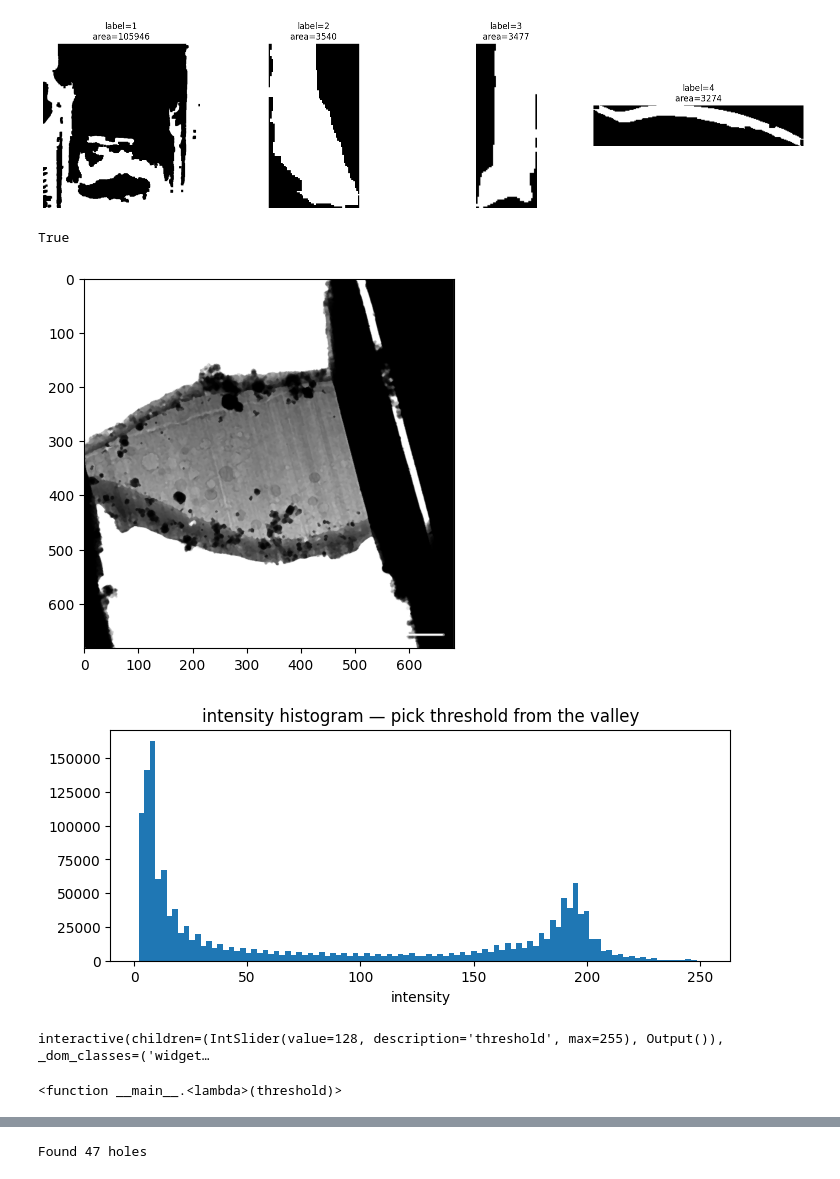
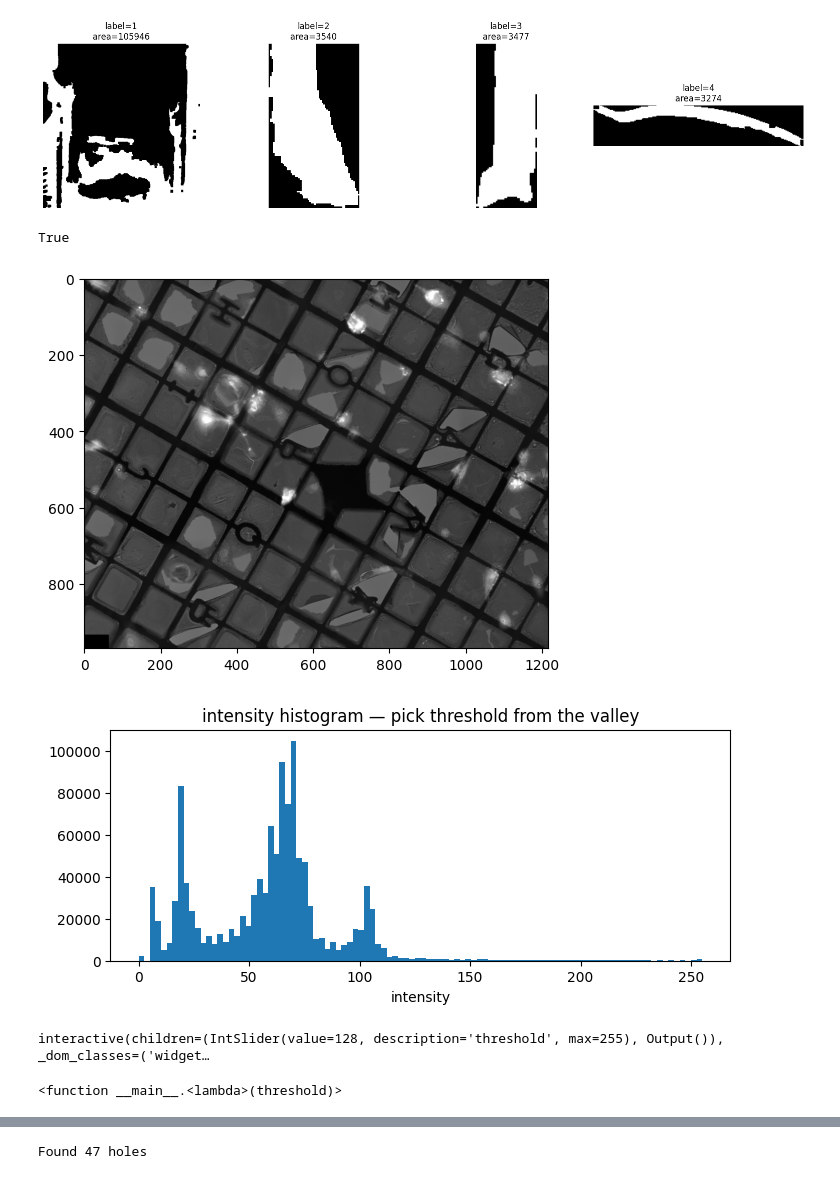
Before and after one commit to Sarztak/flm-tem-correlation, a Jupyter notebook: experiments_tem_flm.ipynb, the cells around one changed output, grey strips where cells are left out. Cells and saved outputs as stored; diff of their text form; code cells hidden in the pictures.

Commit message:
experiments related to smooting flm and tem grid images to improve the edge detection. It works

```diff
--- a/experiments_tem_flm.ipynb
+++ b/experiments_tem_flm.ipynb
@@ -293,52 +293,54 @@ from skimage.morphology import disk
 import matplotlib.pyplot as plt
 
 
-img_path = '/content/tem.tif'
+img_path = r'C:\Users\sar31\Documents\GitHub\flm_tem_alignment\images\grid_1\1.png'
 channel=0          # which channel to use
 bin_factor=2        # downsampling factor
-nlm_iterations=5    # non-local means iterations
-median_iterations=5 # median filter iterations
+nlm_iterations=3    # non-local means iterations
+median_iterations=1 # median filter iterations
 min_radius=20       # circular hough min radius (in binned pixels)
 max_radius=60       # circular hough max radius
 canny_lo=50
 canny_hi=150
 
 img = io.imread(img_path)
 
 # select channel
 if img.ndim == 3:
     img = img[:, :, channel]
 img = img.astype(np.float32)
 img = (img - img.min()) / (img.max() - img.min())  # normalise to [0,1]
 
     # binning
-if bin_factor > 1:
-    h, w = img.shape
-    img = cv2.resize(img, (w // bin_factor, h // bin_factor),
-                        interpolation=cv2.INTER_AREA)
+# if bin_factor > 1:
+#     h, w = img.shape
+#     img = cv2.resize(img, (w // bin_factor, h // bin_factor),
+#                         interpolation=cv2.INTER_AREA)
 
 # non-local means denoising (iterative)
 for _ in range(nlm_iterations):
     sigma = estimate_sigma(img)
     img = denoise_nl_means(img, h=1.15 * sigma, fast_mode=True,
                             patch_size=5, patch_distance=3)
 
 
 img_uint8 = (img * 255).astype(np.uint8)
 for _ in range(median_iterations):
     img_uint8 = cv2.medianBlur(img_uint8, 3)
 
 #     # binarize with Otsu
 # thresh = threshold_otsu(img_uint8)
 # img = (img_uint8 > thresh).astype(np.uint8) * 255
 plt.imshow(img_uint8, cmap='gray')
 cv2.imwrite('some.png', img_uint8)
 # %% [output]
 True
-[figure, old version]
+[figure, new version]
 # %%
 import matplotlib.pyplot as plt
 from ipywidgets import interact, IntSlider
+import numpy as np
+import cv2
 
 def preview_threshold(img_uint8, threshold):
     binary = (img_uint8 > threshold).astype(np.uint8) * 255
@@ -355,6 +357,8 @@ def preview_threshold(img_uint8, threshold):
     plt.tight_layout()
     plt.show()
 
+# path = r"C:\Users\sar31\Documents\GitHub\flm_tem_alignment\images\grid_1\1.png"
+# img_uint8 = cv2.imread(path, 0)
 # show histogram first to pick a starting point
 plt.figure(figsize=(8, 3))
 plt.hist(img_uint8.flatten(), bins=100)
@@ -368,6 +372,6 @@ interact(
     threshold=IntSlider(min=0, max=255, step=1, value=128)
 )
 # %% [output]
-[figure, old version]
+[figure, new version]
 interactive(children=(IntSlider(value=128, description='threshold', max=255), Output()), _dom_classes=('widget…
 <function __main__.<lambda>(threshold)>
```
Also changed, not shown: parts of 3 cells of this notebook.
